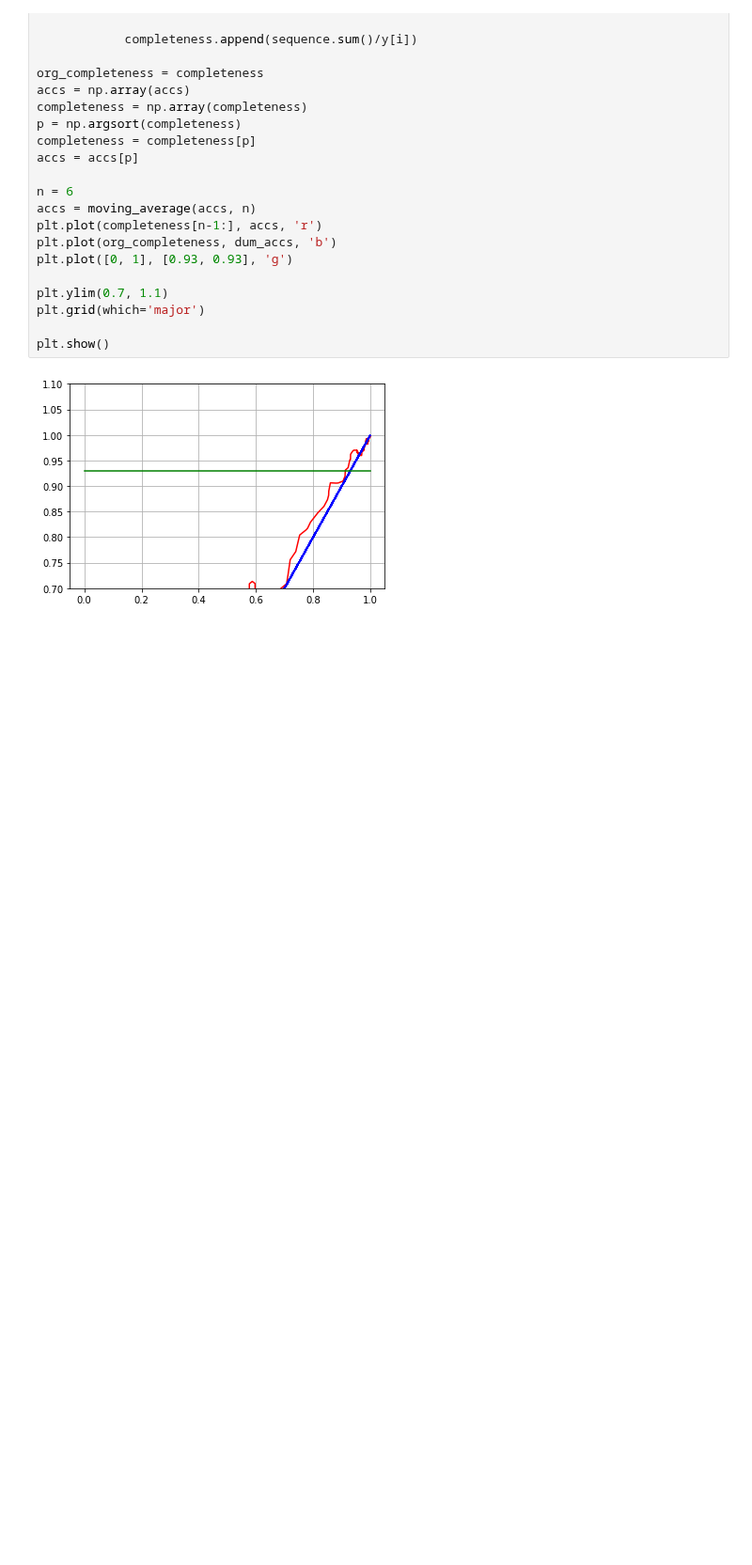
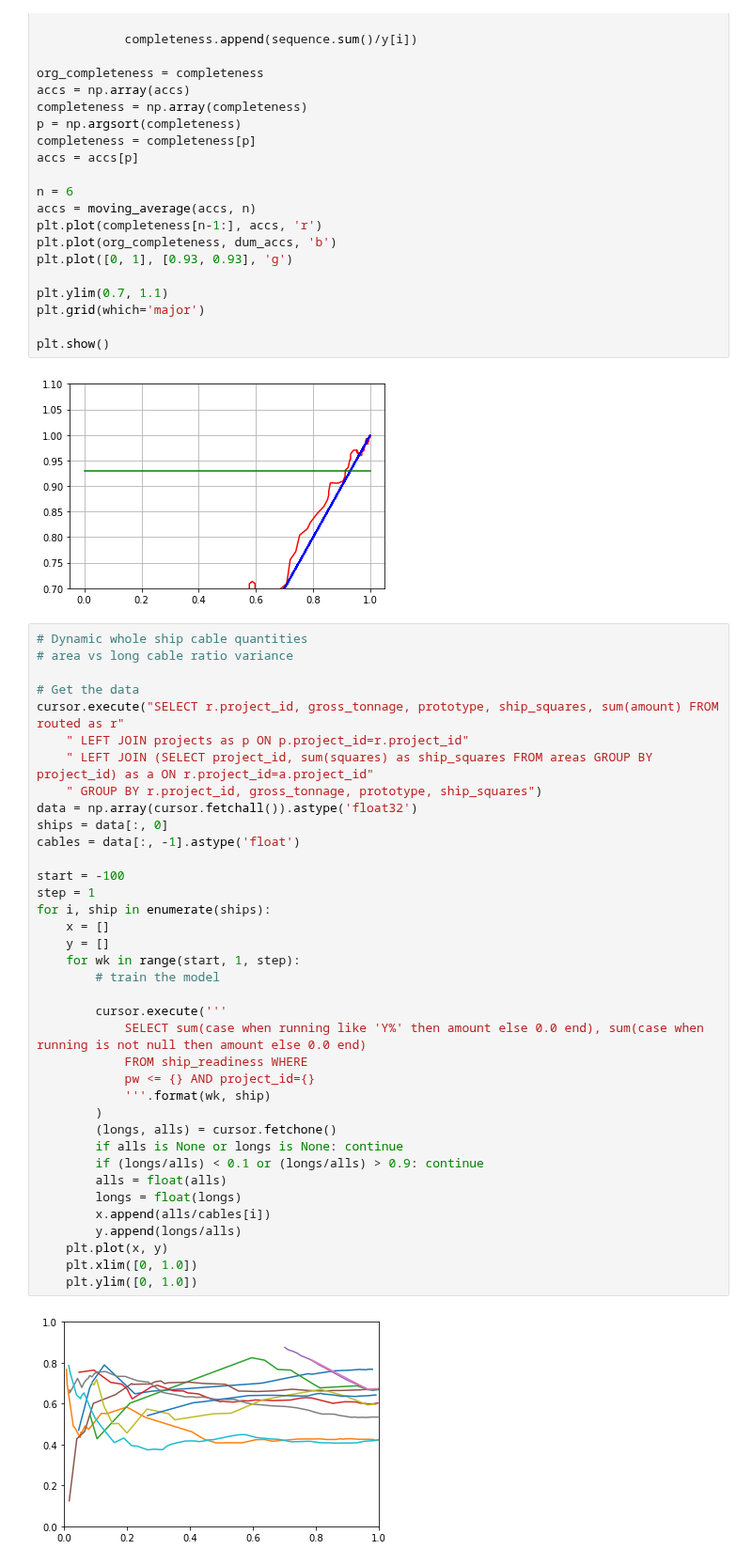
Before and after one commit to Miikkasna/cablepredictions, a Jupyter notebook: Dynamic whole ship quantity.ipynb, the cells around one changed output. Shown at 94% size. Saved outputs shown, nothing was run; the diff lists cells and outputs as text; blank space fills up the shorter version.

```diff
--- a/Dynamic whole ship quantity.ipynb
+++ b/Dynamic whole ship quantity.ipynb
@@ -307,4 +307,43 @@ plt.grid(which='major')
 plt.show()
 # %% [output]
 [figure]
+# %%
+# Dynamic whole ship cable quantities
+# area vs long cable ratio variance
+
+# Get the data
+cursor.execute("SELECT r.project_id, gross_tonnage, prototype, ship_squares, sum(amount) FROM routed as r"
+    " LEFT JOIN projects as p ON p.project_id=r.project_id"
+    " LEFT JOIN (SELECT project_id, sum(squares) as ship_squares FROM areas GROUP BY project_id) as a ON r.project_id=a.project_id"
+    " GROUP BY r.project_id, gross_tonnage, prototype, ship_squares")
+data = np.array(cursor.fetchall()).astype('float32')
+ships = data[:, 0]
+cables = data[:, -1].astype('float')
+
+start = -100
+step = 1
+for i, ship in enumerate(ships):
+    x = []
+    y = []
+    for wk in range(start, 1, step):
+        # train the model
+
+        cursor.execute('''
+            SELECT sum(case when running like 'Y%' then amount else 0.0 end), sum(case when running is not null then amount else 0.0 end)
+            FROM ship_readiness WHERE
+            pw <= {} AND project_id={}
+            '''.format(wk, ship)
+        )
+        (longs, alls) = cursor.fetchone()
+        if alls is None or longs is None: continue
+        if (longs/alls) < 0.1 or (longs/alls) > 0.9: continue
+        alls = float(alls)
+        longs = float(longs)
+        x.append(alls/cables[i])
+        y.append(longs/alls)
+    plt.plot(x, y)
+    plt.xlim([0, 1.0])
+    plt.ylim([0, 1.0])
+# %% [output]
+[figure, added]
 # %%
```
Also changed, not shown: parts of 2 cells of this notebook, 7 other files.
